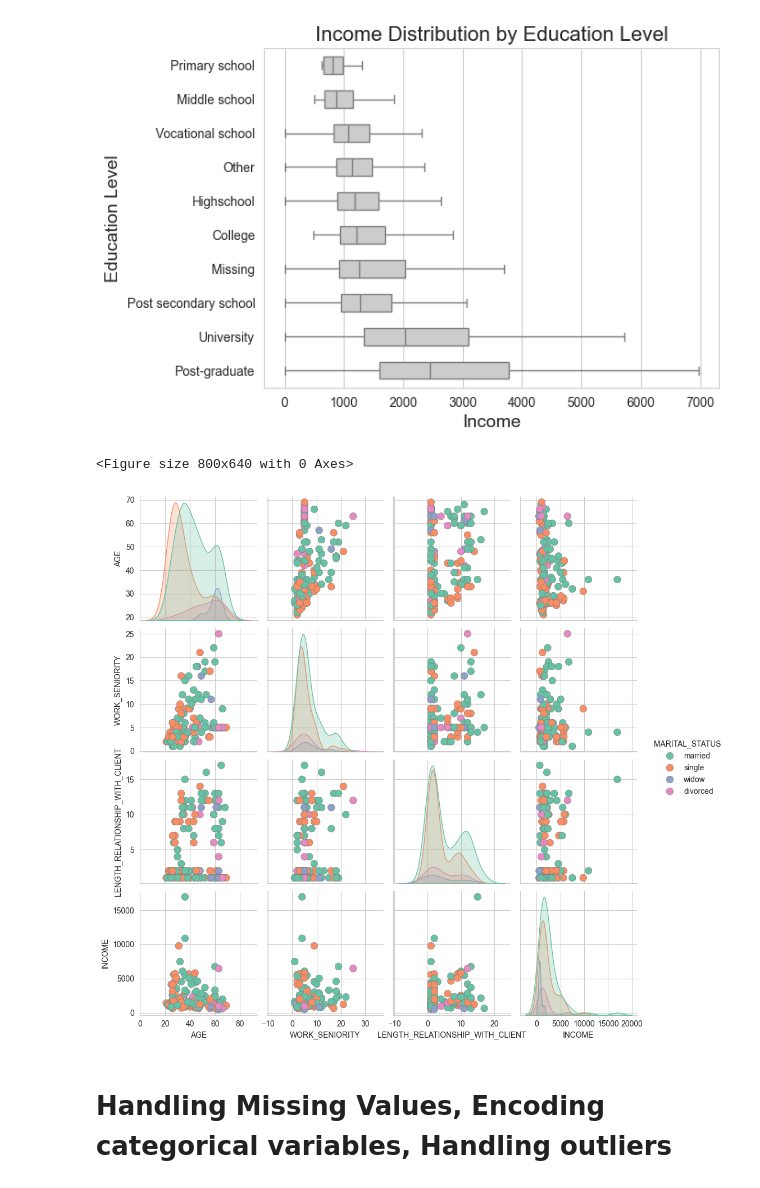
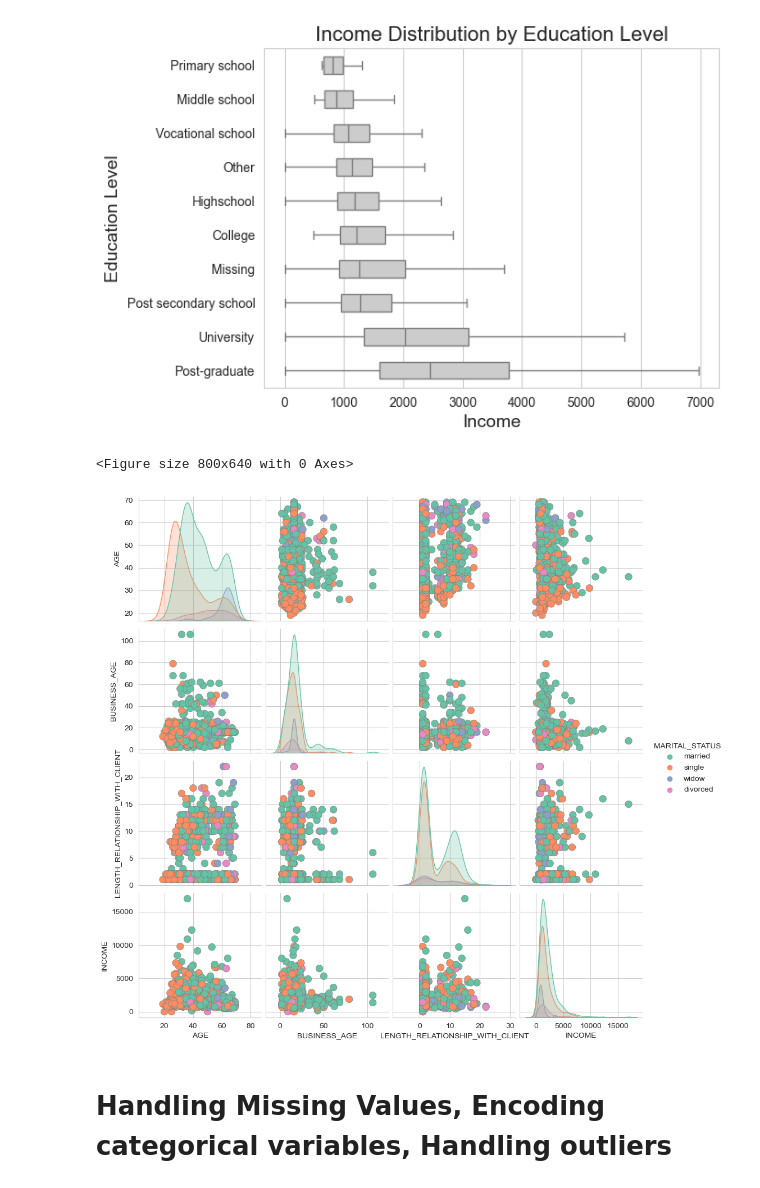
Before and after one commit to Michael-Pytel/Consumer-Loans-Analysis, a Jupyter notebook: src/eda_processing.ipynb, the cells around one changed output. Saved outputs shown, nothing was run; the diff lists cells and outputs as text; code cells hidden in the pictures.

Commit message:
plot corrections

```diff
--- a/src/eda_processing.ipynb
+++ b/src/eda_processing.ipynb
@@ -56,3 +78,5 @@ pd.DataFrame(np.c_[df.dtypes, pd.isna(df).sum(), df.head(SHOW_ROWS).T], index=df
+# %%
+df = df.rename(columns={'BUSINESS AGE':'BUSINESS_AGE'})
 # %%
 df.describe().T
 # %% [output]
@@ -325,26 +345,26 @@ plt.show()
 # %%
 selected_columns = [
     "AGE",
     "MARITAL_STATUS",
-    "WORK_SENIORITY",
+    "BUSINESS_AGE",
     "LENGTH_RELATIONSHIP_WITH_CLIENT",
     "INCOME",
 ]
-subset_df = df[selected_columns].sample(frac=0.01, random_state=42)
+subset_df = df[selected_columns].sample(frac=0.05, random_state=42)
 
 
 plt.figure(figsize=(10, 8), dpi=80)
 sns.pairplot(
     subset_df,
     kind="scatter",
     hue="MARITAL_STATUS",
     plot_kws=dict(s=80, edgecolor="gray", linewidth=0.5),
     palette="Set2",
 )
 plt.show()
 # %% [output]
 <Figure size 800x640 with 0 Axes>
-[figure, old version]
+[figure, new version]
 # %% [markdown]
 # Handling Missing Values, Encoding categorical variables, Handling outliers
 # %%
```
Also changed, not shown: parts of 10 cells of this notebook.
